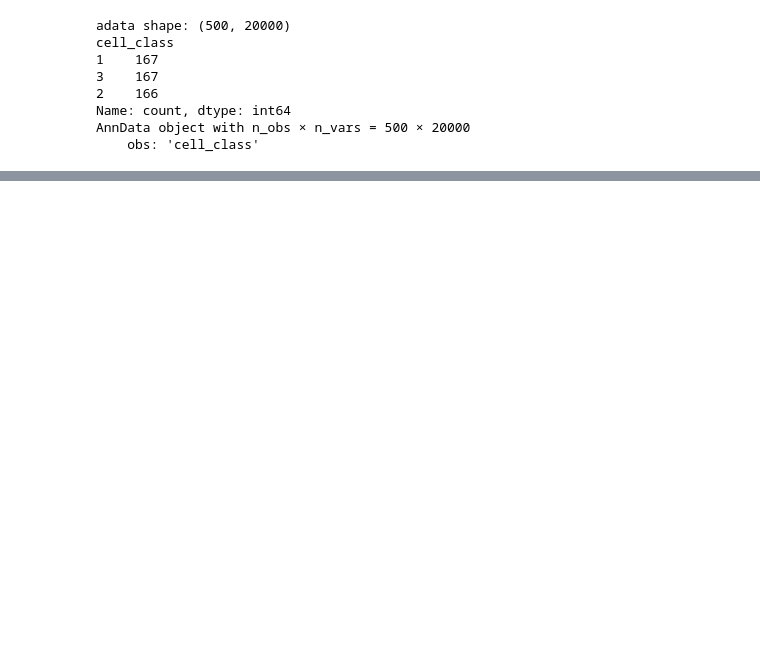
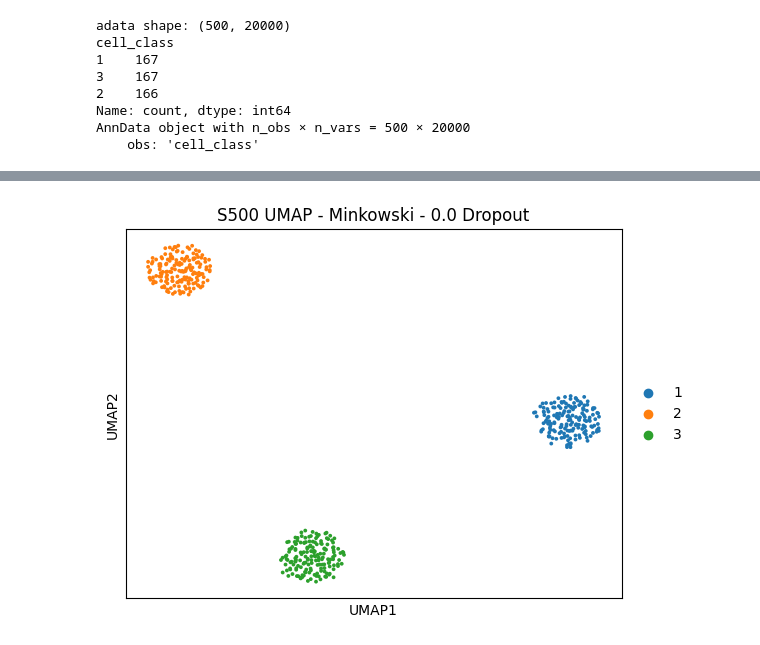
Before and after one commit to tryllekunstneren/Fagprojekt-KID, a Jupyter notebook: UMAPS/UMAP_S500/UMAP_S500.ipynb, the cells around one changed output, grey strips where cells are left out. Saved outputs shown, nothing was run; the diff lists cells and outputs as text; code cells hidden in the pictures; blank space fills up the shorter version.

```diff
--- a/UMAPS/UMAP_S500/UMAP_S500.ipynb
+++ b/UMAPS/UMAP_S500/UMAP_S500.ipynb
@@ -98,0 +143,6 @@ sc.pl.umap(adata, color="cell_class", size=30, title="S500 UMAP - 0.0 Dropout")
+# %%
+sc.pp.neighbors(adata, n_neighbors=15, use_rep='X', metric='minkowski', metric_kwds={'p': 0.5})
+sc.tl.umap(adata, random_state=42)
+sc.pl.umap(adata, color="cell_class", size=30, title="S500 UMAP - Minkowski - 0.0 Dropout")
+# %% [output]
+[figure, added]
```
Also changed, not shown: parts of 3 cells of this notebook, 21 other files.
